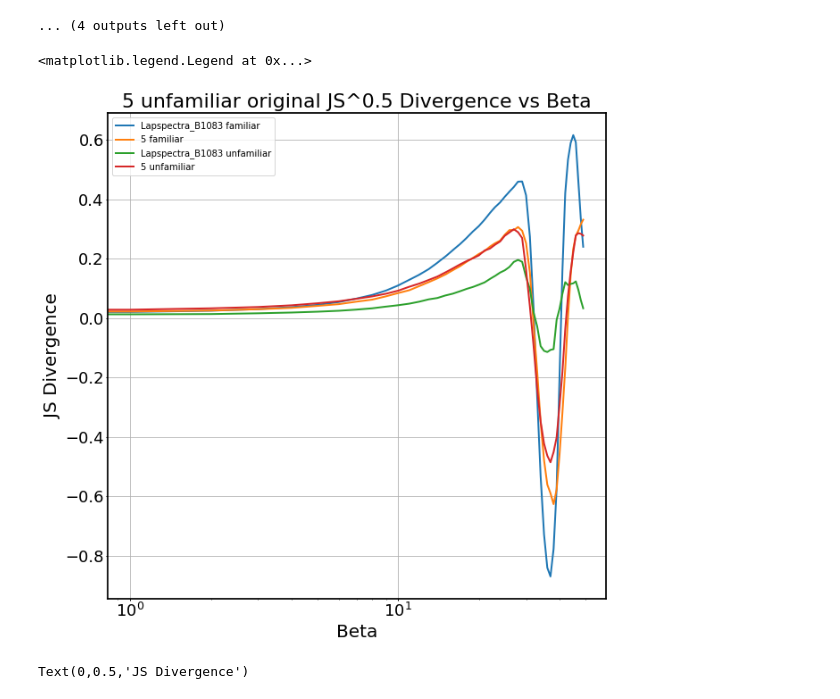
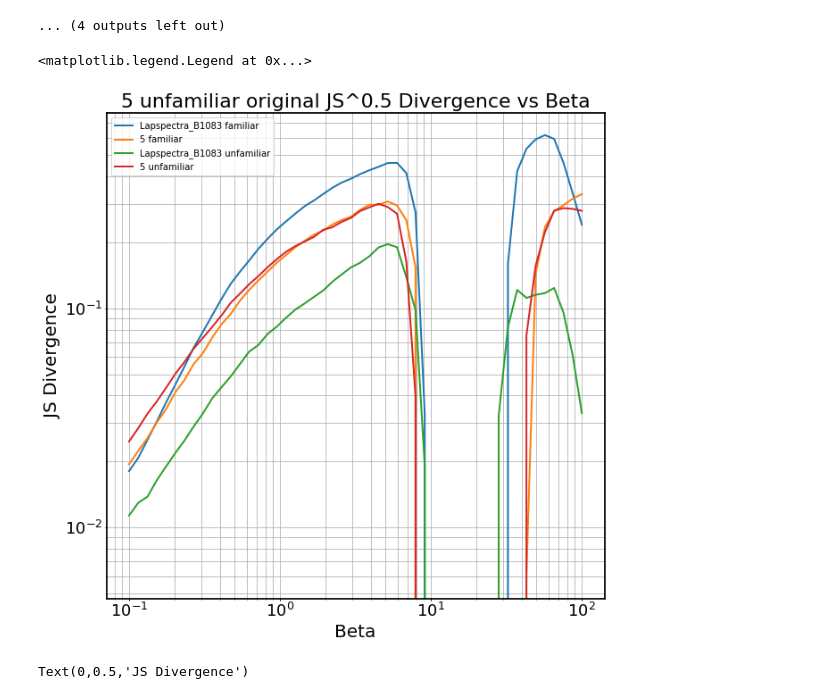
Before and after one commit to theilmbh/NeuralTDA, a Jupyter notebook: notebooks/pub/JSDiv-Behavior-BetaSweep.ipynb, the cells around one changed output. Cells and saved outputs as stored; diff of their text form; code cells hidden in the pictures.

Commit message:
beta tests

```diff
--- a/notebooks/pub/JSDiv-Behavior-BetaSweep.ipynb
+++ b/notebooks/pub/JSDiv-Behavior-BetaSweep.ipynb
@@ -280,29 +280,29 @@ for k in divs.keys():
 # %%
  plt.figure(figsize=(10, 10))
 for k in [('Lapspectra_B1083', 'familiar', 'original'), ('5', 'familiar', 'original'),
           ('Lapspectra_B1083', 'unfamiliar', 'original'), ('5', 'unfamiliar', 'original')]:
     (btwn_means, btwn_stds, wthn_means, wthn_stds, wthn1_means, wthn1_stds, wthn2_means, wthn2_stds) = divs[k]
     bird = k[0]
     fam = k[1]
     shuf = k[2]
 
-    plt.semilogx(btwn_means - wthn_means, label=bird + ' ' + fam)
-plt.grid()
+    plt.loglog(betas, btwn_means - wthn_means, label=bird + ' ' + fam)
+plt.grid(which='both')
 #     ax = plt.subplot(111)
 #     ax.set_xscale("log", nonposx='clip')
 #     #ax.set_yscale("log", nonposy='clip')
 #     plt.errorbar(betas, btwn_means, yerr=btwn_stds)
 #     plt.errorbar(betas, wthn_means, yerr=wthn_stds)
 #     plt.errorbar(betas, wthn1_means, yerr=wthn1_stds)
 #     plt.errorbar(betas, wthn2_means, yerr=wthn2_stds)
 plt.title('{} {} {} JS^0.5 Divergence vs Beta'.format(bird, fam, shuf))
 plt.xlabel('Beta')
 plt.ylabel('JS Divergence')
 plt.legend()
 #plt.savefig(os.path.join(figsavepth, '{}-{}-{}-JSDivVsBeta.pdf'.format(bird, fam, shuf))
 # %% [output]
 <matplotlib.legend.Legend at 0x...>
-[figure, old version]
+[figure, new version]
 # %%
 ax = plt.subplot(111)
 ax.set_xscale("log", nonposx='clip')
```
Also changed, not shown: 2 other files.
